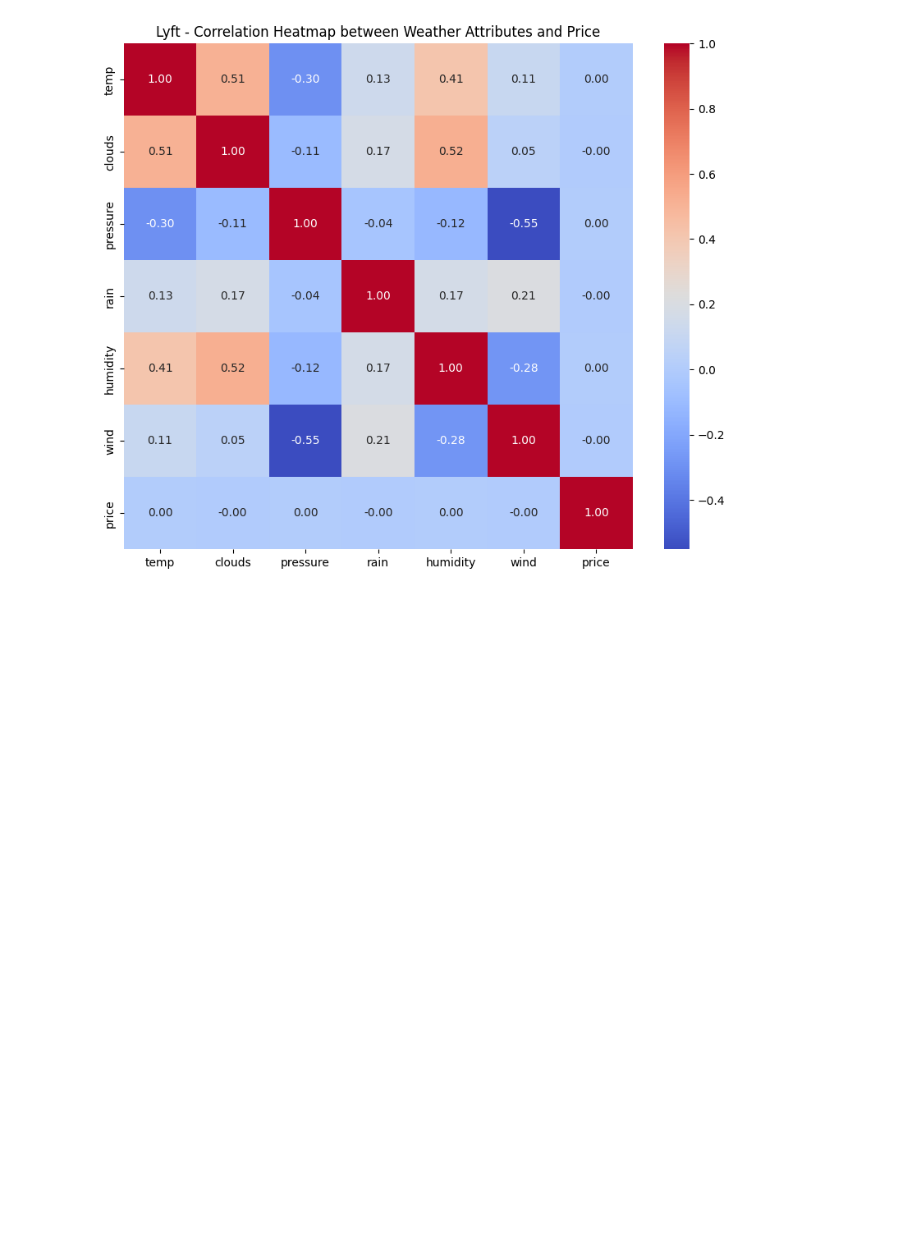
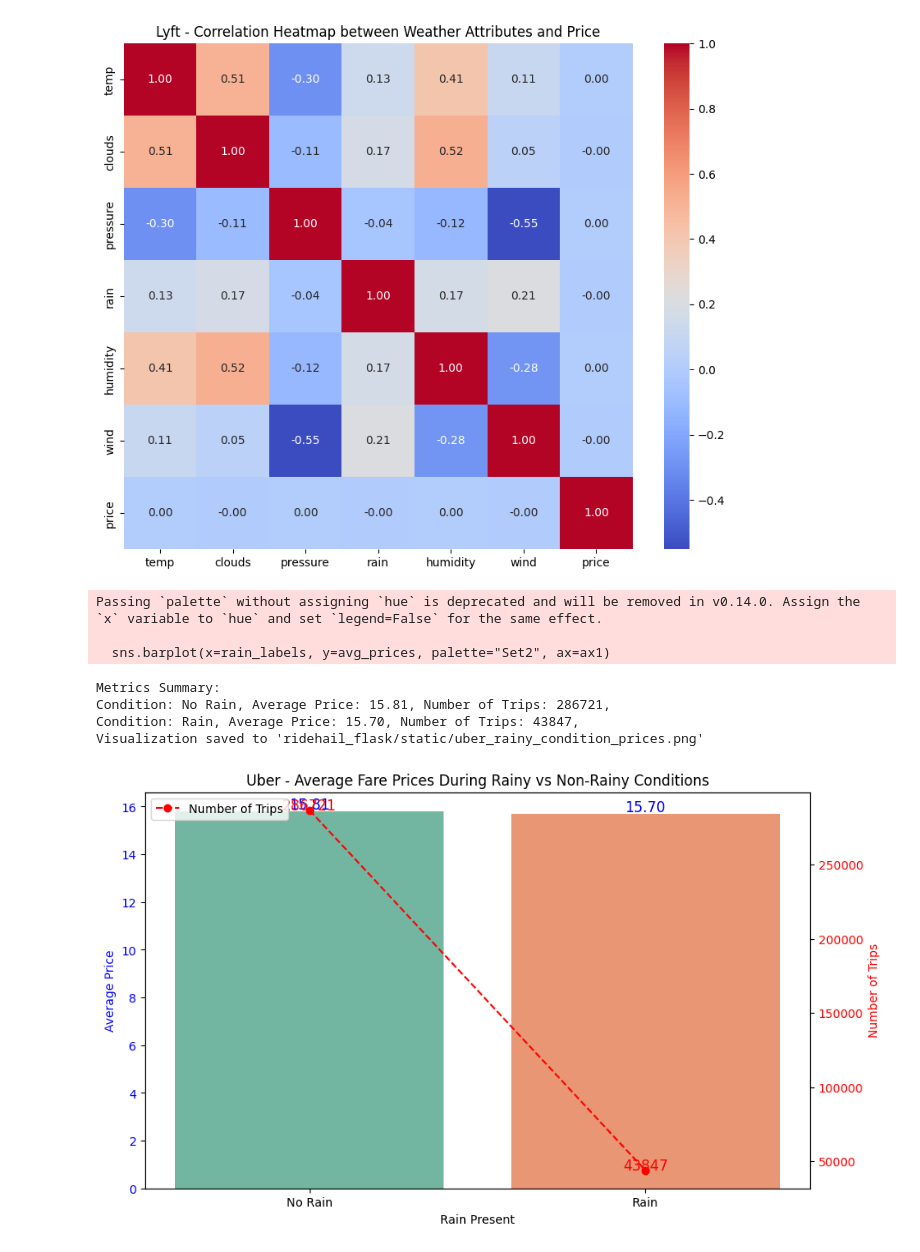
Before and after one commit to rishikamtam12/UberFarePredictor, a Jupyter notebook: dataVisualization.ipynb, the cells around one changed output. Drawn from its saved outputs; the diff is of its cells as text; code cells hidden in the pictures; blank space fills up the shorter version.

Commit message:
static visualization done

```diff
--- a/dataVisualization.ipynb
+++ b/dataVisualization.ipynb
@@ -850,7 +850,12 @@ Correlation between wind and price: -0.003549531697225524
 Visualization saved to 'ridehail_flask/static/lyft_heatmap.png'
 [figure]
 # %%
-from pyspark.sql.functions import when, col, avg, count, sum
+from pyspark.sql.functions import when, col, avg, count
+import matplotlib.pyplot as plt
+import seaborn as sns
+
+# Specify the output file path
+output_image_path = os.path.join(output_folder, "uber_rainy_condition_prices.png")
 
 # Add a column to indicate rain presence (True for rain > 0, False otherwise)
 uber_joined_df = uber_joined_df.withColumn("rain_present", when(col("rain") > 0, "Rain").otherwise("No Rain"))
@@ -872,32 +877,56 @@ print("Metrics Summary:")
 for row in metrics_data:
     print(
         f"Condition: {row['rain_present']}, "
         f"Average Price: {row['avg_price']:.2f}, "
         f"Number of Trips: {row['number_of_trips']}, "
     )
 
 # Prepare data for visualization
 rain_labels = [row["rain_present"] for row in metrics_data]
 avg_prices = [row["avg_price"] for row in metrics_data]
 number_of_trips = [row["number_of_trips"] for row in metrics_data]
 
 # Create the graph
 fig, ax1 = plt.subplots(figsize=(10, 6))
 
 # Bar plot for average prices
 sns.barplot(x=rain_labels, y=avg_prices, palette="Set2", ax=ax1)
-ax1.set_title("Average Fare Prices During Rainy vs Non-Rainy Conditions")
+ax1.set_title("Uber - Average Fare Prices During Rainy vs Non-Rainy Conditions")
 ax1.set_xlabel("Rain Present")
 ax1.set_ylabel("Average Price", color="b")
 ax1.tick_params(axis="y", labelcolor="b")
+
+# Annotate bars with average prices, adjusting vertical positioning to avoid overlap
+for i, v in enumerate(avg_prices):
+    ax1.text(i, v + (0.05 if v < 10 else 0.1), f"{v:.2f}", ha='center', color="b", fontsize=12)
 
 # Line plot for number of trips
 ax2 = ax1.twinx()
 ax2.plot(rain_labels, number_of_trips, color="r", marker="o", linestyle="--", label="Number of Trips")
 ax2.set_ylabel("Number of Trips", color="r")
 ax2.tick_params(axis="y", labelcolor="r")
 
+# Annotate points with number of trips, adjusting vertical positioning to avoid overlap
+for i, v in enumerate(number_of_trips):
+    ax2.text(i, v + (0.5 if v < 50 else 1), f"{v}", ha='center', color="r", fontsize=12)
+
 # Add legend and show the plot
 ax2.legend(loc="upper left")
+
+# Save the figure as a PNG image
+plt.savefig(output_image_path)
+
+# Inform the user
+print(f"Visualization saved to '{output_image_path}'")
+
 plt.show()
+# %% [output]
+Passing `palette` without assigning `hue` is deprecated and will be removed in v0.14.0. Assign the `x` variable to `hue` and set `legend=False` for the same effect.
+
+  sns.barplot(x=rain_labels, y=avg_prices, palette="Set2", ax=ax1)
+Metrics Summary:
+Condition: No Rain, Average Price: 15.81, Number of Trips: 286721,
+Condition: Rain, Average Price: 15.70, Number of Trips: 43847,
+Visualization saved to 'ridehail_flask/static/uber_rainy_condition_prices.png'
+[figure, added]
 # %%
```
Also changed, not shown: parts of 6 cells of this notebook, 8 other files.
